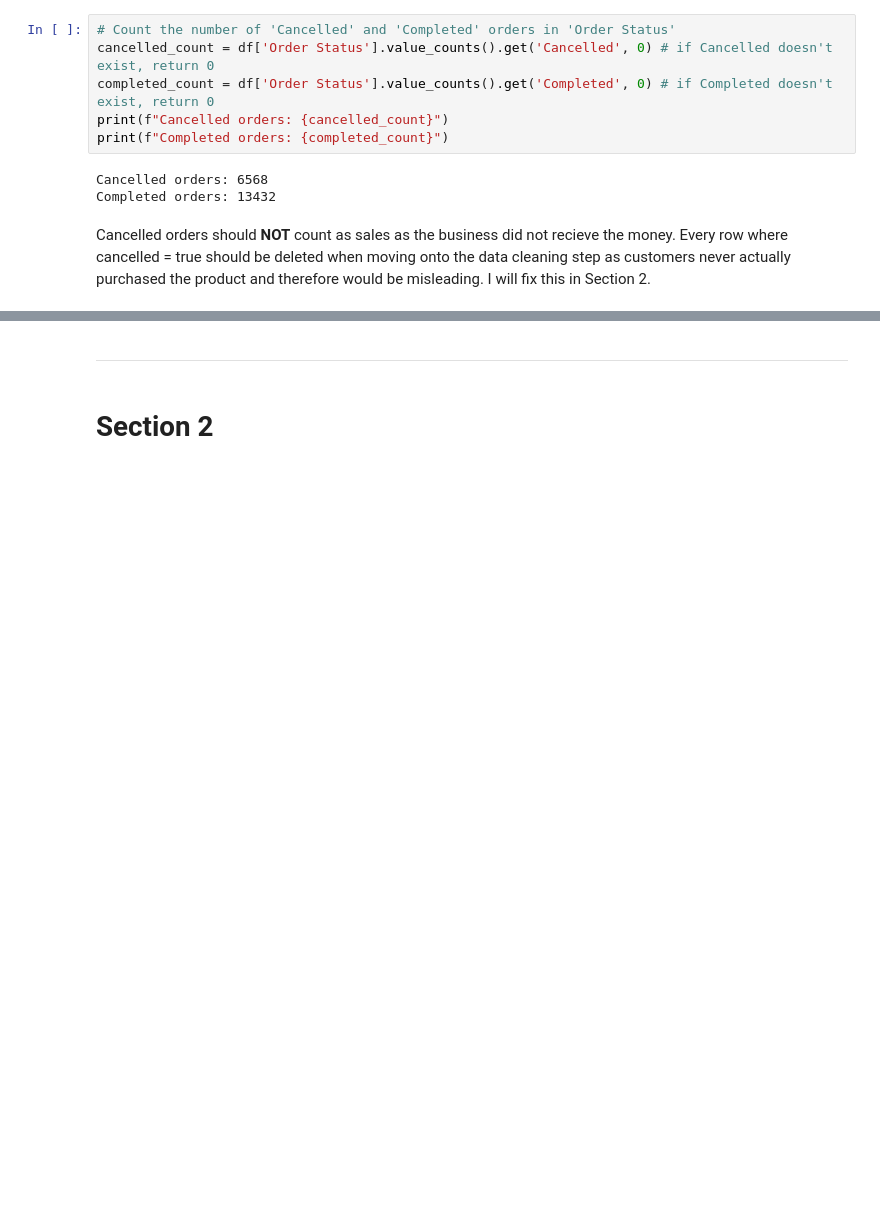
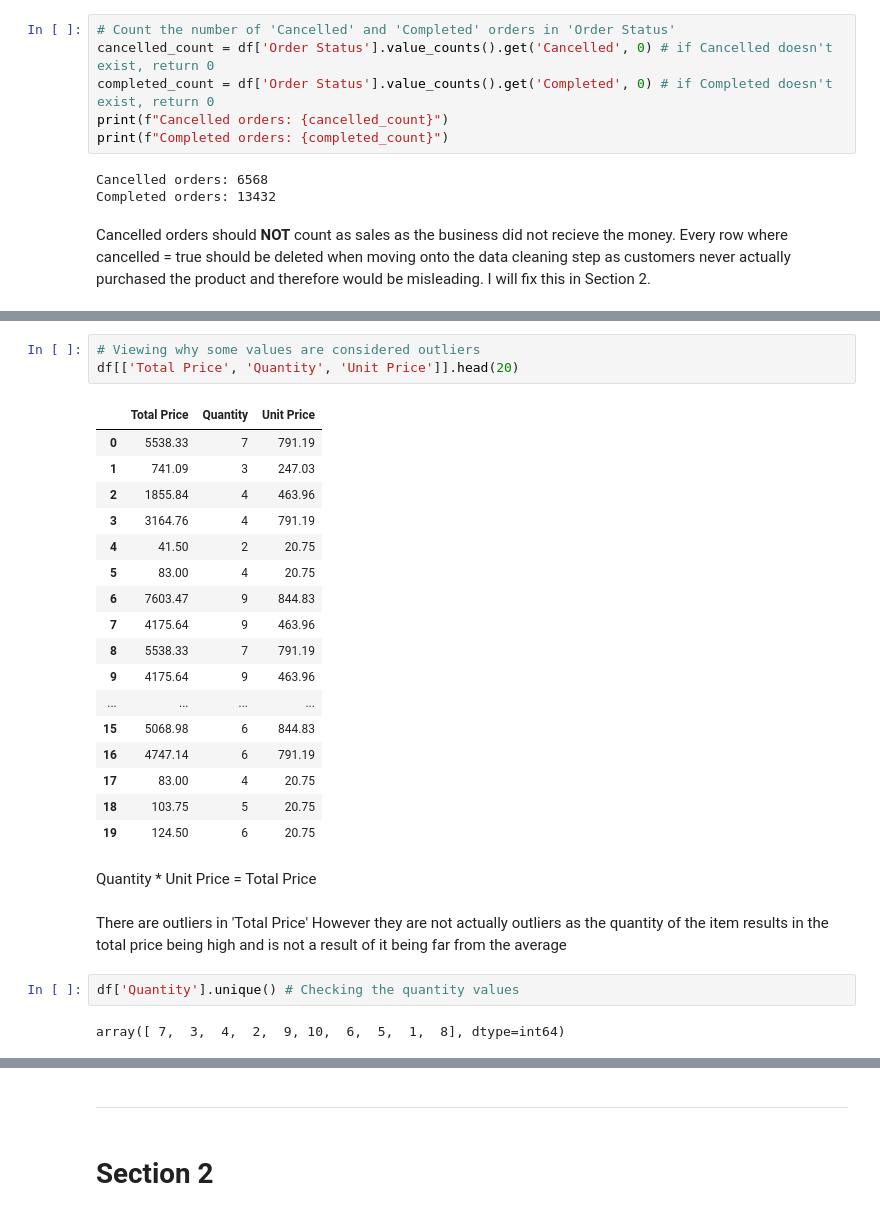
Before and after one commit to Hamza-Murshad/Electronic_Sales, a Jupyter notebook: jupyter_notebooks/ETL.ipynb, the cells around one changed output, grey strips where cells are left out. Cells and saved outputs as stored; diff of their text form; blank space fills up the shorter version.

```diff
--- a/jupyter_notebooks/ETL.ipynb
+++ b/jupyter_notebooks/ETL.ipynb
@@ -187,0 +267,29 @@ df_age_sorted[['Age']] # Shows the upper and lower limit of Age (data is realist
+# %%
+# Viewing why some values are considered outliers
+df[['Total Price', 'Quantity', 'Unit Price']].head(20)
+# %% [output]
+|  | Total Price | Quantity | Unit Price |
+| 0 | 5538.33 | 7 | 791.19 |
+| 1 | 741.09 | 3 | 247.03 |
+| 2 | 1855.84 | 4 | 463.96 |
+| 3 | 3164.76 | 4 | 791.19 |
+| 4 | 41.50 | 2 | 20.75 |
+| 5 | 83.00 | 4 | 20.75 |
+| 6 | 7603.47 | 9 | 844.83 |
+| 7 | 4175.64 | 9 | 463.96 |
+| 8 | 5538.33 | 7 | 791.19 |
+| 9 | 4175.64 | 9 | 463.96 |
+| ... | ... | ... | ... |
+| 15 | 5068.98 | 6 | 844.83 |
+| 16 | 4747.14 | 6 | 791.19 |
+| 17 | 83.00 | 4 | 20.75 |
+| 18 | 103.75 | 5 | 20.75 |
+| 19 | 124.50 | 6 | 20.75 |
+# %% [markdown]
+Quantity * Unit Price = Total Price
+# %% [markdown]
+There are outliers in 'Total Price' However they are not actually outliers as the quantity of the item results in the total price being high and is not a result of it being far from the average
+# %%
+df['Quantity'].unique() # Checking the quantity values
+# %% [output]
+array([ 7,  3,  4,  2,  9, 10,  6,  5,  1,  8], dtype=int64)
```
Also changed, not shown: parts of 33 cells of this notebook.
